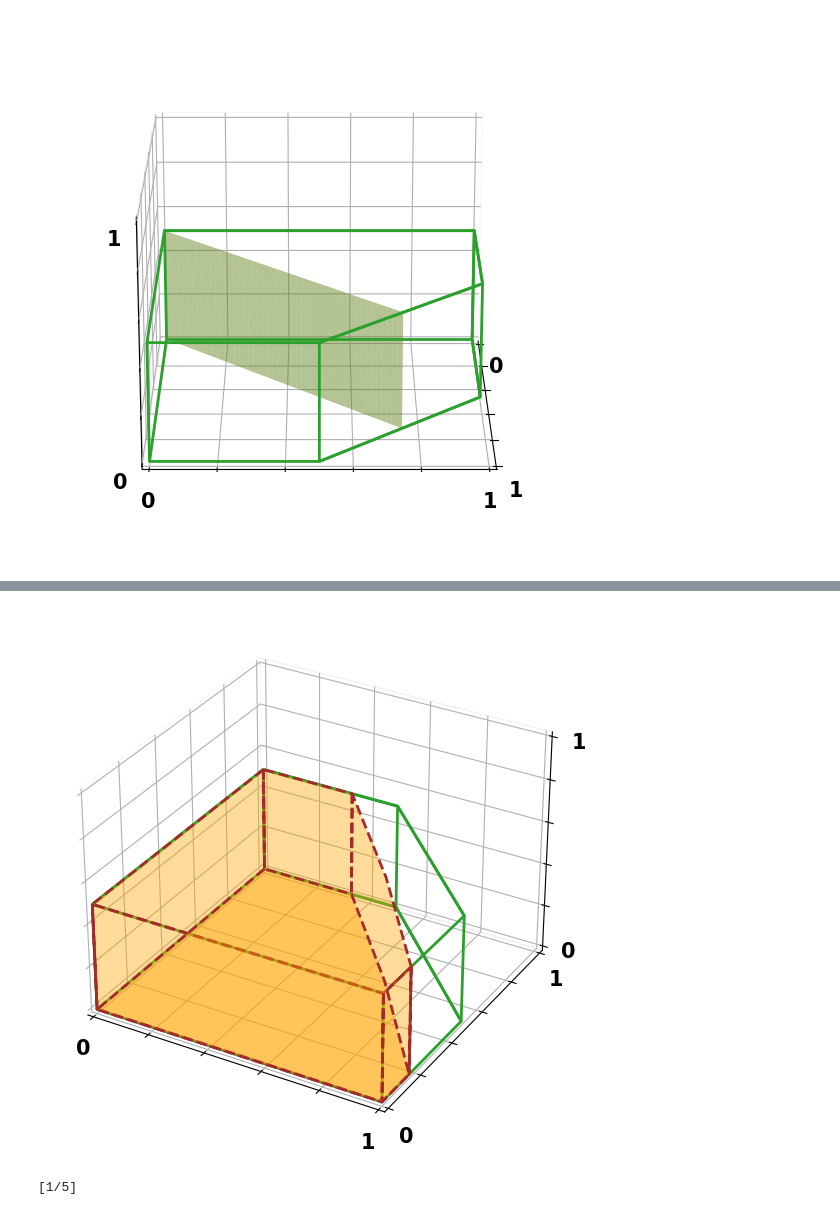
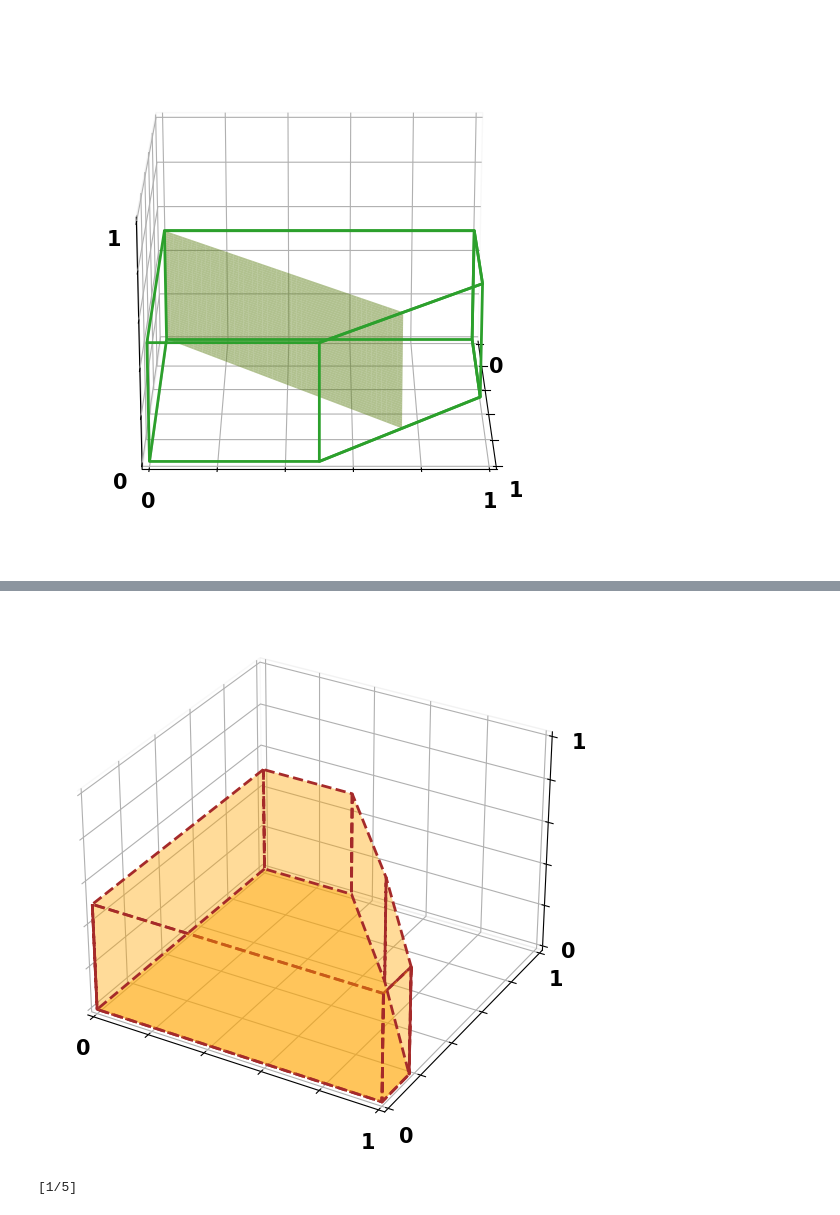
Before and after one commit to Nikoleta-v3/conditional-cooperation-with-longer-memory, a Jupyter notebook: notebooks/Plotting for manuscript.ipynb, the cells around one changed output, grey strips where cells are left out. Cells and saved outputs as stored; diff of their text form; code cells hidden in the pictures.

Commit message:
fixing figures following comments by CH

```diff
--- a/notebooks/Plotting for manuscript.ipynb
+++ b/notebooks/Plotting for manuscript.ipynb
@@ -213,7 +213,9 @@ vertsC = [np.array([[0, 1, 0],
           np.array([[1, 1/6, 1/2],
                    [1, 1/6, 0,]]),
           np.array([[1/3, 1, 1/2],
-                   [1/3, 1, 0]])]
+                   [1/3, 1, 0]]),
+          np.array([[11/16, 7/12, 0],
+                   [11/16, 7/12, 1/2],])]
 # %%
 R, S, T, P = 3, 0, 5, 1
 
@@ -247,12 +249,12 @@ ax1 = fig.add_subplot(121, projection='3d')
 
 axes = [ax1]
 
-ax1.add_collection3d(Poly3DCollection(verts,
-                                     alpha=0,
-                                     linewidths=2,
-                                     linestyle='-',
-                                     edgecolors='tab:green',
-                                     facecolors='tab:green'));
+# ax1.add_collection3d(Poly3DCollection(verts,
+#                                      alpha=0,
+#                                      linewidths=2,
+#                                      linestyle='-',
+#                                      edgecolors='tab:green',
+#                                      facecolors='tab:green'));
 
 ax1.add_collection3d(Poly3DCollection(vertsB,
                                      alpha=.4,
@@ -262,42 +264,34 @@ ax1.add_collection3d(Poly3DCollection(vertsB,
                                      edgecolors='brown'));
 
 ax1.add_collection3d(Poly3DCollection(vertsC,
                                      alpha=.4,
                                      linewidths=2,
                                      linestyle='--',
                                      facecolor="orange",
                                      edgecolors='brown'));
-
-# for i, point in zip(np.linspace(1, 3/8), points):
-#     ax1.scatter(i, point, 1/2)
-
-
-
-
-# ax1.view_init(30, 130)
 
 
 for ax in axes:
 
     ax.set_xlim(0, 1);
     ax.set_ylim(0, 1);
     ax.set_zlim(0, 1);
 
 #     ax.set_xlabel("$p_{CD}$", fontsize=15)
 #     ax.set_ylabel("$p_{DC}$", fontsize=15)
 #     ax.set_zlabel("$p_{DD}$", fontsize=15)
 
     ax.set_xticklabels([0, "", "", "", "", 1])
     ax.set_yticklabels([0, "", "", "", "", 1])
     ax.set_zticklabels([0, "", "", "", "", 1])
 
     ax.xaxis.pane.fill = False
     ax.yaxis.pane.fill = False
     ax.zaxis.pane.fill = False
 
 fig.savefig("figures/nash_pd_reactive_two.pdf", bbox_inches='tight')
 # %% [output]
-[figure, old version]
+[figure, new version]
 # %%
 import sympy as sym
 
```
Also changed, not shown: parts of 1 cell of this notebook, 22 other files.
